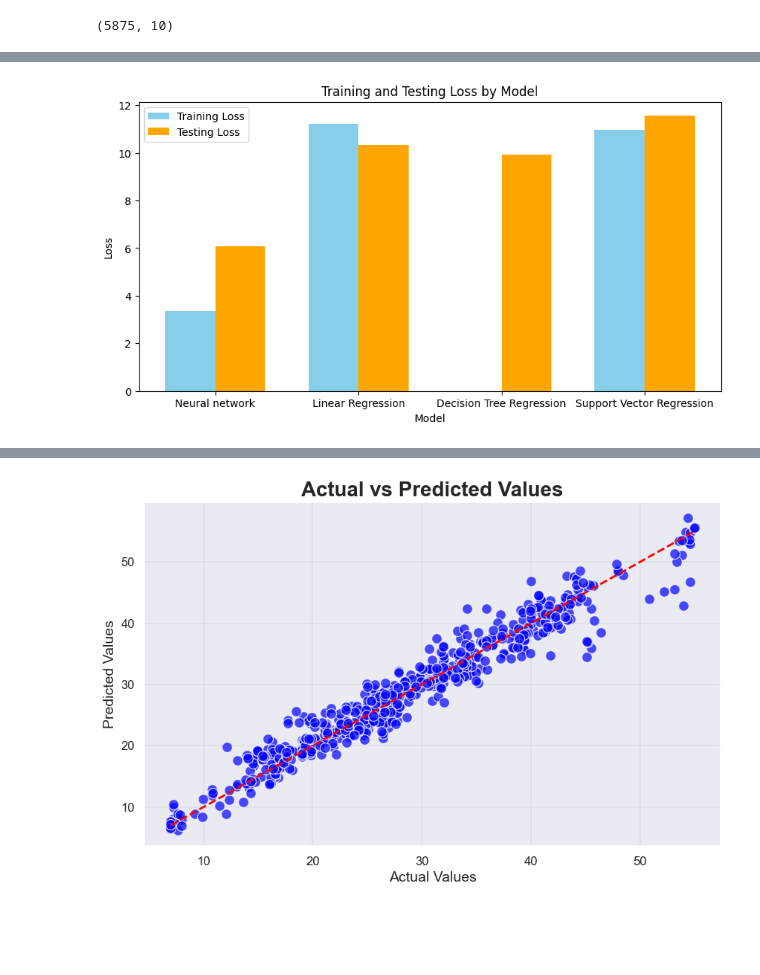
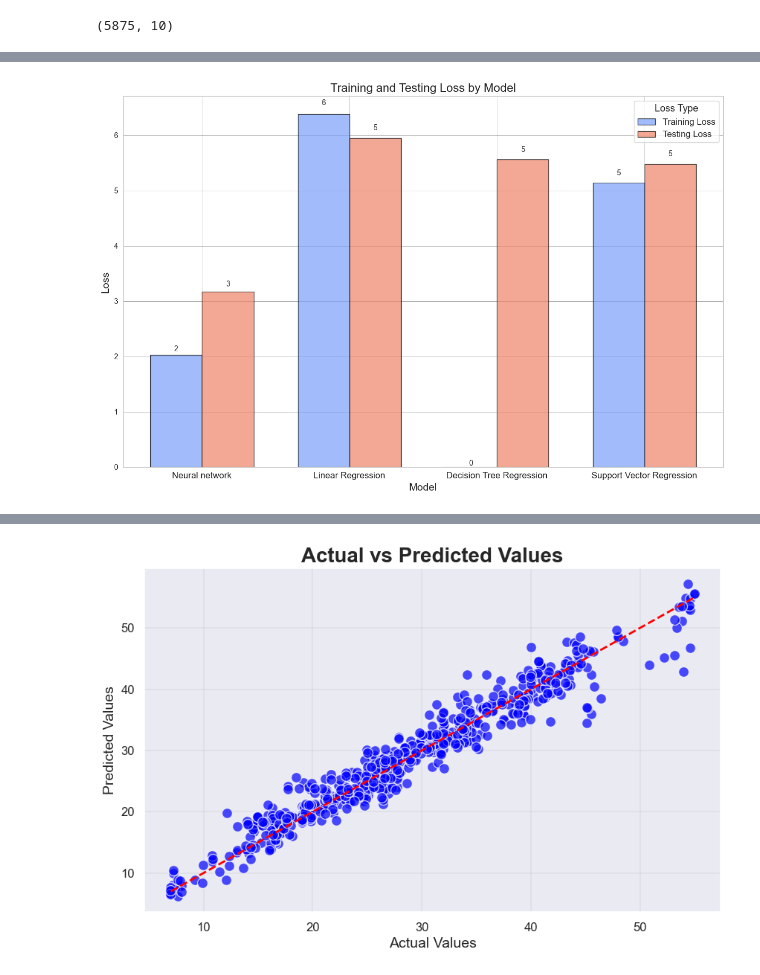
Before and after one commit to Samaresh-16/Parkinson_deepLearning, a Jupyter notebook: Codes/UPDRS.ipynb, the cells around one changed output, grey strips where cells are left out. Saved outputs shown, nothing was run; the diff lists cells and outputs as text; code cells hidden in the pictures; blank space fills up the shorter version.

Commit message:
Histograms Generated

```diff
--- a/Codes/UPDRS.ipynb
+++ b/Codes/UPDRS.ipynb
@@ -308,47 +303,104 @@ r2_test=[0.9430, 0.9031483490367289, 0.9081743474454136, 0.8917385296888605]
+# %%
+loss_lst_trn=[2.0247, 6.384102049086706, 1.4562667741549225e-31, 5.142963805004198]
+loss_lst_test=[3.1705, 5.9462265367672676, 5.5624023812755095, 5.481231940411704]
+r2_trn=[0.9696, 0.904077194272279, 1.0, 0.9227256215300171]
+r2_test=[0.9486, 0.9036629248638104, 0.9098814058244764, 0.9111964789741424]
 # %%
+# import matplotlib.pyplot as plt
+# import numpy as np
+
+# # Model names
+# models = ['Neural network', 'Linear Regression', 'Decision Tree Regression','Support Vector Regression']
+
+# # Create a figure and a set of subplots
+# fig, ax = plt.subplots(figsize=(10, 5))
+
+
+
+# # Set the bar width
+# bar_width = 0.35
+
+# # Positions of the left bar boundaries
+# bar_l = np.arange(len(loss_lst_trn))
+
+# # Positions of the x-axis ticks (center of the bars as bar labels)
+# tick_pos = [i + (bar_width / 2) for i in bar_l]
+
+# # Create the total score for each participant
+# totals = [i + j for i, j in zip(loss_lst_trn, loss_lst_test)]
+
+# # Create a bar plot for each score
+# trn_bar = ax.bar(bar_l, loss_lst_trn, width=bar_width, label='Training Loss', color='skyblue')
+# test_bar = ax.bar(bar_l + bar_width, loss_lst_test, width=bar_width, label='Testing Loss', color='orange')
+
+# # Set the y label
+# ax.set_ylabel('Loss')
+
+# # Set the x label
+# ax.set_xlabel('Model')
+
+# # Set the title
+# ax.set_title('Training and Testing Loss by Model')
+
+# # Set the x ticks with names
+# ax.set_xticks(tick_pos)
+# ax.set_xticklabels(models)
+
+# # Adding the legend and showing the plot
+# ax.legend()
+# plt.show()
 import matplotlib.pyplot as plt
 import numpy as np
+import seaborn as sns
+
+# Set the style of the plot
+sns.set_style("whitegrid")
 
 # Model names
 models = ['Neural network', 'Linear Regression', 'Decision Tree Regression','Support Vector Regression']
 
 # Create a figure and a set of subplots
-fig, ax = plt.subplots(figsize=(10, 5))
-
-
+fig, ax = plt.subplots(figsize=(12, 8))
 
 # Set the bar width
 bar_width = 0.35
 
 # Positions of the left bar boundaries
 bar_l = np.arange(len(loss_lst_trn))
 
 # Positions of the x-axis ticks (center of the bars as bar labels)
 tick_pos = [i + (bar_width / 2) for i in bar_l]
 
-# Create the total score for each participant
-totals = [i + j for i, j in zip(loss_lst_trn, loss_lst_test)]
-
 # Create a bar plot for each score
-trn_bar = ax.bar(bar_l, loss_lst_trn, width=bar_width, label='Training Loss', color='skyblue')
-test_bar = ax.bar(bar_l + bar_width, loss_lst_test, width=bar_width, label='Testing Loss', color='orange')
+trn_bar = ax.bar(bar_l, loss_lst_trn, width=bar_width, label='Training Loss', color=sns.color_palette("coolwarm", 4)[0], edgecolor='black', alpha=0.7)
+test_bar = ax.bar(bar_l + bar_width, loss_lst_test, width=bar_width, label='Testing Loss', color=sns.color_palette("coolwarm", 4)[3], edgecolor='black', alpha=0.7)
 
 # Set the y label
-ax.set_ylabel('Loss')
+ax.set_ylabel('Loss', fontsize=14)
 
 # Set the x label
-ax.set_xlabel('Model')
+ax.set_xlabel('Model', fontsize=14)
 
 # Set the title
-ax.set_title('Training and Testing Loss by Model')
+ax.set_title('Training and Testing Loss by Model', fontsize=16)
 
 # Set the x ticks with names
 ax.set_xticks(tick_pos)
-ax.set_xticklabels(models)
+ax.set_xticklabels(models, fontsize=12)
 
 # Adding the legend and showing the plot
-ax.legend()
+ax.legend(title='Loss Type', title_fontsize='13', fontsize='12')
+
+# Add gridlines
+ax.grid(True, which='both', color='gray', linewidth=0.5)
+
+# Add annotations to the bars
+for rect in trn_bar + test_bar:
+    height = rect.get_height()
+    ax.text(rect.get_x() + rect.get_width()/2., 1.02*height, '%d' % int(height), ha='center', va='bottom')
+
+plt.tight_layout()
 plt.show()
 # %% [output]
-[figure, old version]
+[figure, new version]
 # %%
```
Also changed, not shown: parts of 7 cells of this notebook, 6 other files.
